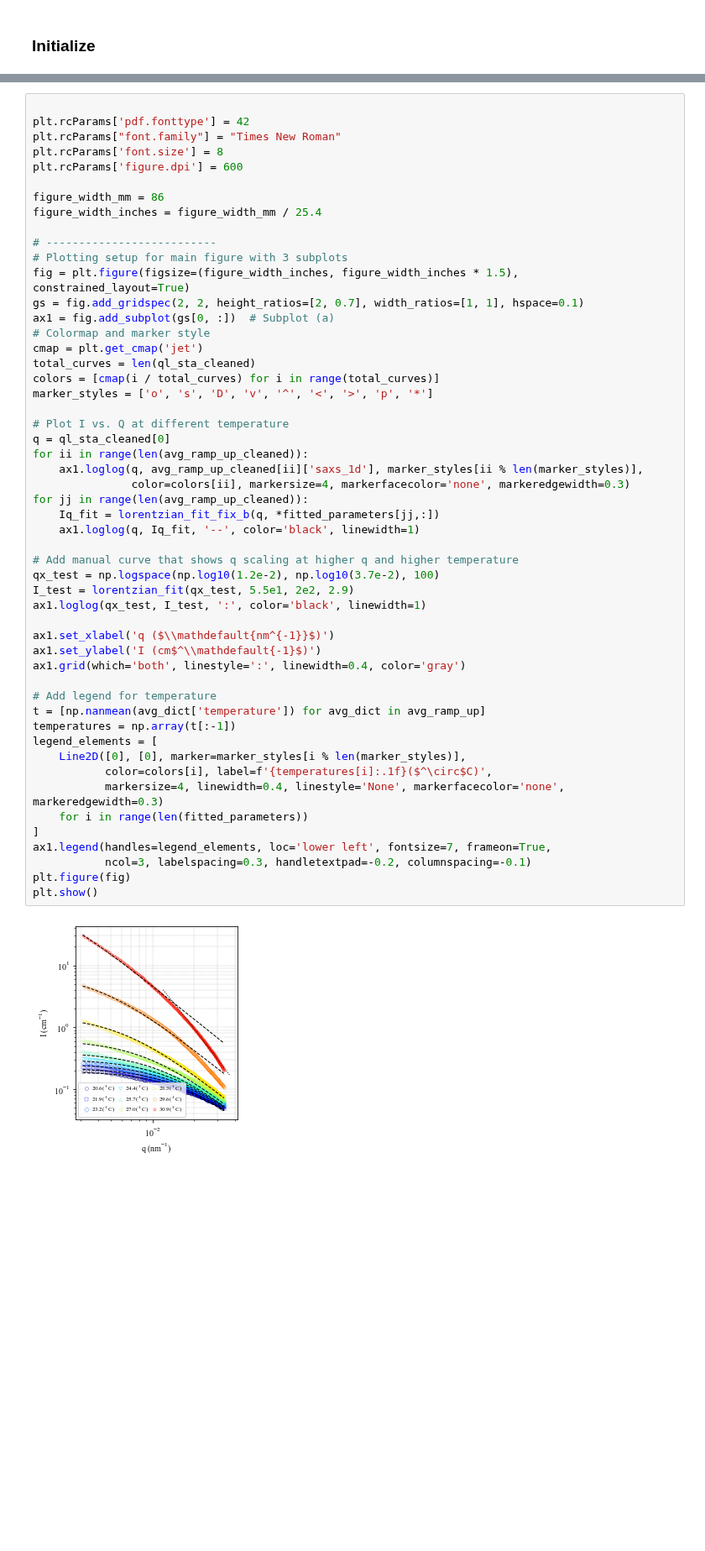
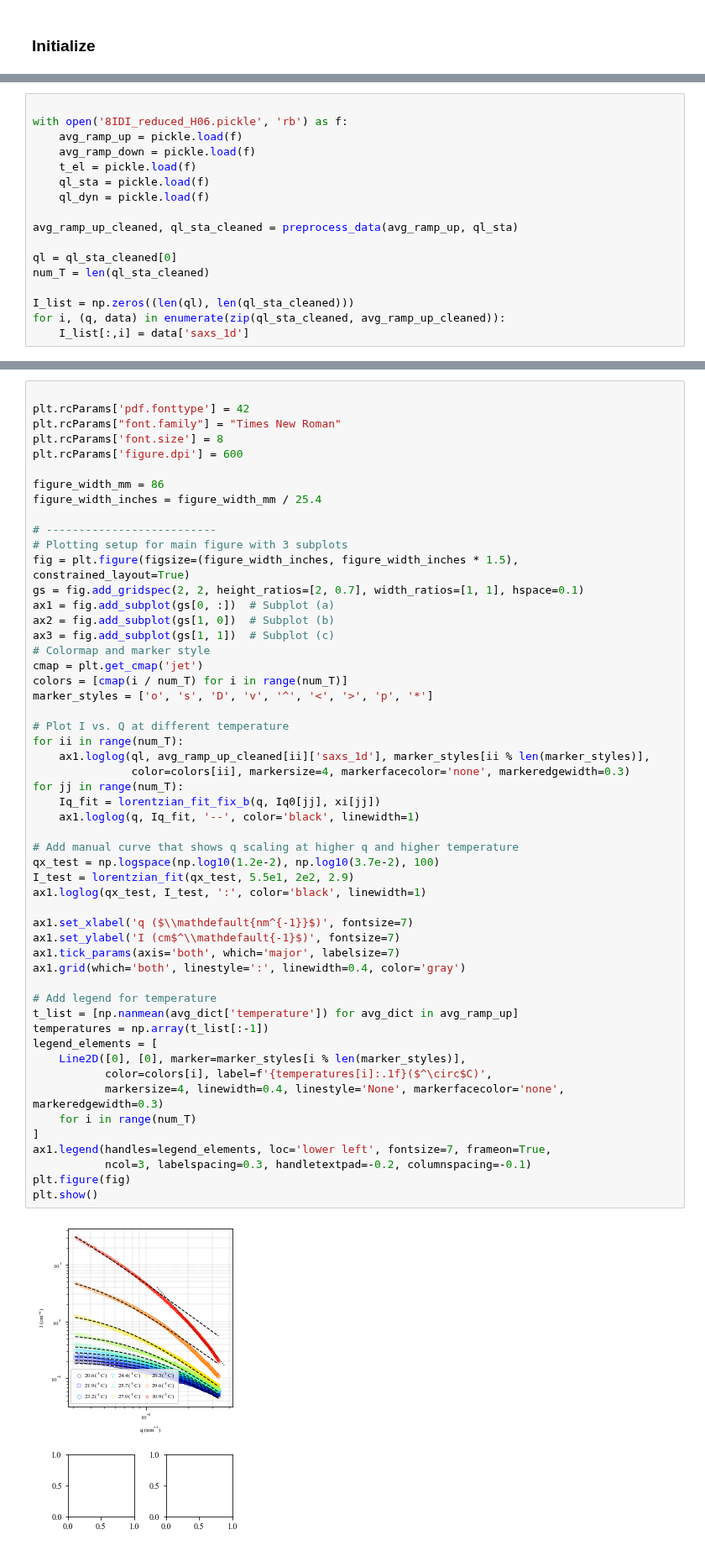
Before and after one commit to AZjk/llps-saxpcs, a Jupyter notebook: H06/H06_FigA_Only.ipynb, the cells around one changed output, grey strips where cells are left out. Shown at 84% size. Cells and saved outputs as stored; diff of their text form; blank space fills up the shorter version.

```diff
--- a/H06/H06_FigA_Only.ipynb
+++ b/H06/H06_FigA_Only.ipynb
@@ -28,0 +34,17 @@ from utils import preprocess_data, normalize_scaled_curves, optimize_T0_log, lor
+# %%
+
+with open('8IDI_reduced_H06.pickle', 'rb') as f:
+    avg_ramp_up = pickle.load(f)
+    avg_ramp_down = pickle.load(f)
+    t_el = pickle.load(f)
+    ql_sta = pickle.load(f)
+    ql_dyn = pickle.load(f)
+
+avg_ramp_up_cleaned, ql_sta_cleaned = preprocess_data(avg_ramp_up, ql_sta)
+
+ql = ql_sta_cleaned[0]
+num_T = len(ql_sta_cleaned)
+
+I_list = np.zeros((len(ql), len(ql_sta_cleaned)))
+for i, (q, data) in enumerate(zip(ql_sta_cleaned, avg_ramp_up_cleaned)):
+    I_list[:,i] = data['saxs_1d']
@@ -68,44 +83,45 @@ figure_width_inches = figure_width_mm / 25.4
 # Plotting setup for main figure with 3 subplots
 fig = plt.figure(figsize=(figure_width_inches, figure_width_inches * 1.5), constrained_layout=True)
 gs = fig.add_gridspec(2, 2, height_ratios=[2, 0.7], width_ratios=[1, 1], hspace=0.1)
 ax1 = fig.add_subplot(gs[0, :])  # Subplot (a)
+ax2 = fig.add_subplot(gs[1, 0])  # Subplot (b)
+ax3 = fig.add_subplot(gs[1, 1])  # Subplot (c)
 # Colormap and marker style
 cmap = plt.get_cmap('jet')
-total_curves = len(ql_sta_cleaned)
-colors = [cmap(i / total_curves) for i in range(total_curves)]
+colors = [cmap(i / num_T) for i in range(num_T)]
 marker_styles = ['o', 's', 'D', 'v', '^', '<', '>', 'p', '*']
 
 # Plot I vs. Q at different temperature
-q = ql_sta_cleaned[0]
-for ii in range(len(avg_ramp_up_cleaned)):
-    ax1.loglog(q, avg_ramp_up_cleaned[ii]['saxs_1d'], marker_styles[ii % len(marker_styles)],
+for ii in range(num_T):
+    ax1.loglog(ql, avg_ramp_up_cleaned[ii]['saxs_1d'], marker_styles[ii % len(marker_styles)],
                color=colors[ii], markersize=4, markerfacecolor='none', markeredgewidth=0.3)
-for jj in range(len(avg_ramp_up_cleaned)):
-    Iq_fit = lorentzian_fit_fix_b(q, *fitted_parameters[jj,:])
+for jj in range(num_T):
+    Iq_fit = lorentzian_fit_fix_b(q, Iq0[jj], xi[jj])
     ax1.loglog(q, Iq_fit, '--', color='black', linewidth=1)
 
 # Add manual curve that shows q scaling at higher q and higher temperature
 qx_test = np.logspace(np.log10(1.2e-2), np.log10(3.7e-2), 100)
 I_test = lorentzian_fit(qx_test, 5.5e1, 2e2, 2.9)
 ax1.loglog(qx_test, I_test, ':', color='black', linewidth=1)
 
-ax1.set_xlabel('q ($\\mathdefault{nm^{-1}}$)')
-ax1.set_ylabel('I (cm$^\\mathdefault{-1}$)')
+ax1.set_xlabel('q ($\\mathdefault{nm^{-1}}$)', fontsize=7)
+ax1.set_ylabel('I (cm$^\\mathdefault{-1}$)', fontsize=7)
+ax1.tick_params(axis='both', which='major', labelsize=7)
 ax1.grid(which='both', linestyle=':', linewidth=0.4, color='gray')
 
 # Add legend for temperature
-t = [np.nanmean(avg_dict['temperature']) for avg_dict in avg_ramp_up]
-temperatures = np.array(t[:-1])
+t_list = [np.nanmean(avg_dict['temperature']) for avg_dict in avg_ramp_up]
+temperatures = np.array(t_list[:-1])
 legend_elements = [
     Line2D([0], [0], marker=marker_styles[i % len(marker_styles)],
            color=colors[i], label=f'{temperatures[i]:.1f}($^\circ$C)',
            markersize=4, linewidth=0.4, linestyle='None', markerfacecolor='none', markeredgewidth=0.3)
-    for i in range(len(fitted_parameters))
+    for i in range(num_T)
 ]
 ax1.legend(handles=legend_elements, loc='lower left', fontsize=7, frameon=True,
            ncol=3, labelspacing=0.3, handletextpad=-0.2, columnspacing=-0.1)
 plt.figure(fig)
 plt.show()
 # %% [output]
-[figure, old version]
+[figure, new version]
 # %% [markdown]
```
Also changed, not shown: parts of 15 cells of this notebook.
